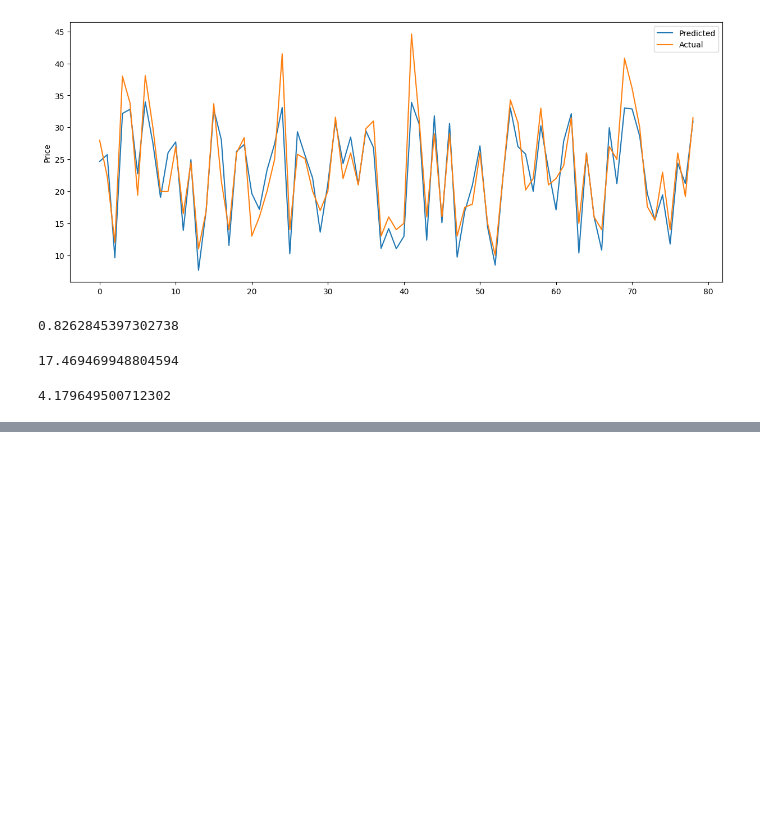
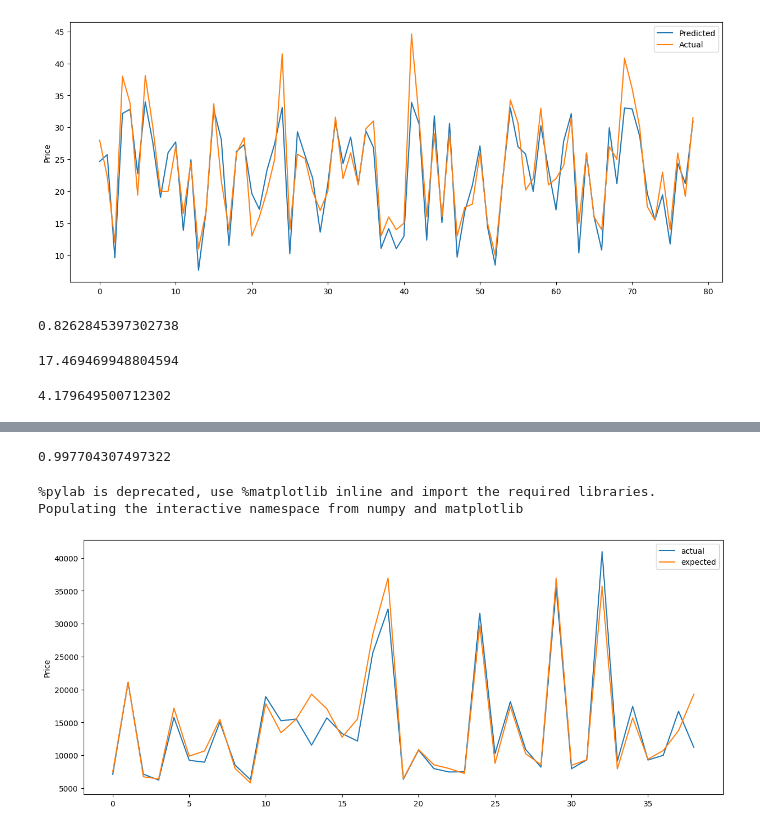
Before and after one commit to swetheendra/MachineLearning, a Jupyter notebook: Models/Regression.ipynb, the cells around one changed output, grey strips where cells are left out. Cells and saved outputs as stored; diff of their text form; code cells hidden in the pictures; blank space fills up the shorter version.

```diff
--- a/Models/Regression.ipynb
+++ b/Models/Regression.ipynb
@@ -344,0 +347,9 @@ rmse
+# %%
+#500 - boosting stages, depth of each learner to 6, node should have atleast 2 samples before we split
+# loss can be least square or any other algo
+params = {'n_estimators': 500, 'max_depth': 6, 'min_samples_split': 2, 'learning_rate': 0.01, 'loss': 'huber'}
+# %%
+from sklearn.ensemble import GradientBoostingRegressor
+gradient = GradientBoostingRegressor(**params)
+# %%
+gradient.fit(x_train,y_train)
@@ -344,0 +359,6 @@ rmse
+# %%
+gradient.score(x_train, y_train)
+# %% [output]
+0.997704307497322
+# %%
+y_pred = gradient.predict(x_test)
@@ -344,0 +367,14 @@ rmse
+# %%
+%pylab inline
+import matplotlib.pyplot as plt
+pylab.rcParams['figure.figsize'] = (15,6)
+
+plt.plot(y_test.values, label='actual')
+plt.plot(y_pred, label='expected')
+plt.ylabel('Price')
+plt.legend()
+plt.show()
+# %% [output]
+%pylab is deprecated, use %matplotlib inline and import the required libraries.
+Populating the interactive namespace from numpy and matplotlib
+[figure, added]
```
Also changed, not shown: parts of 4 cells of this notebook, 3 other files.
